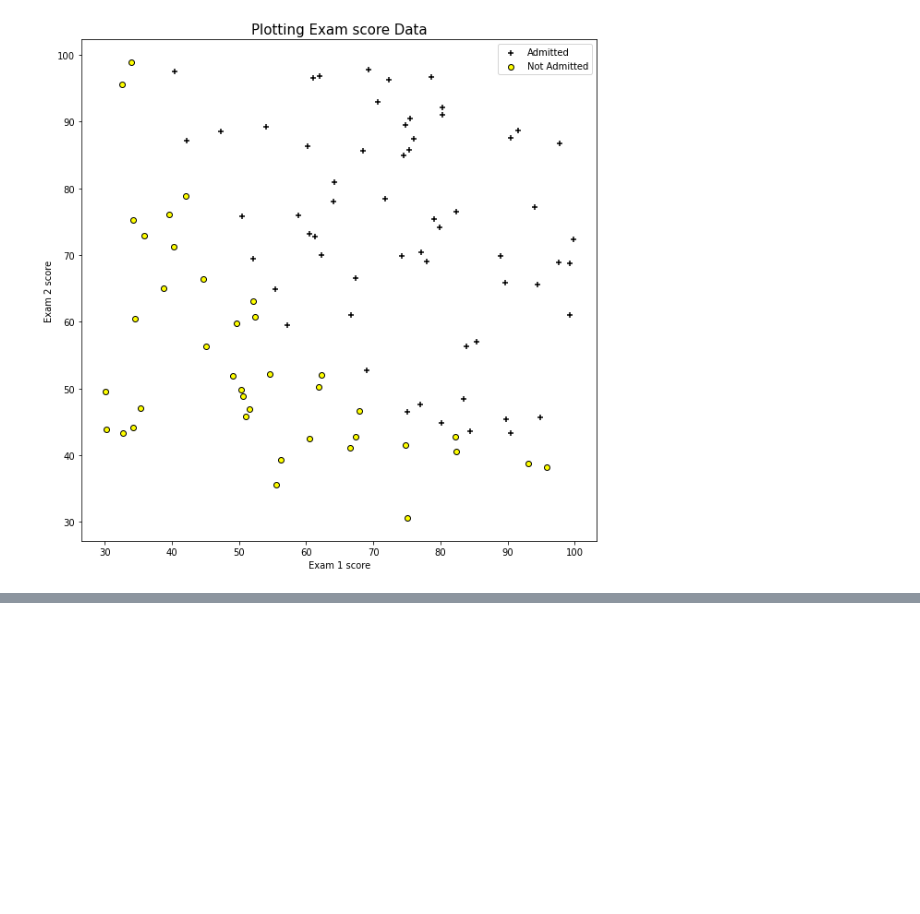
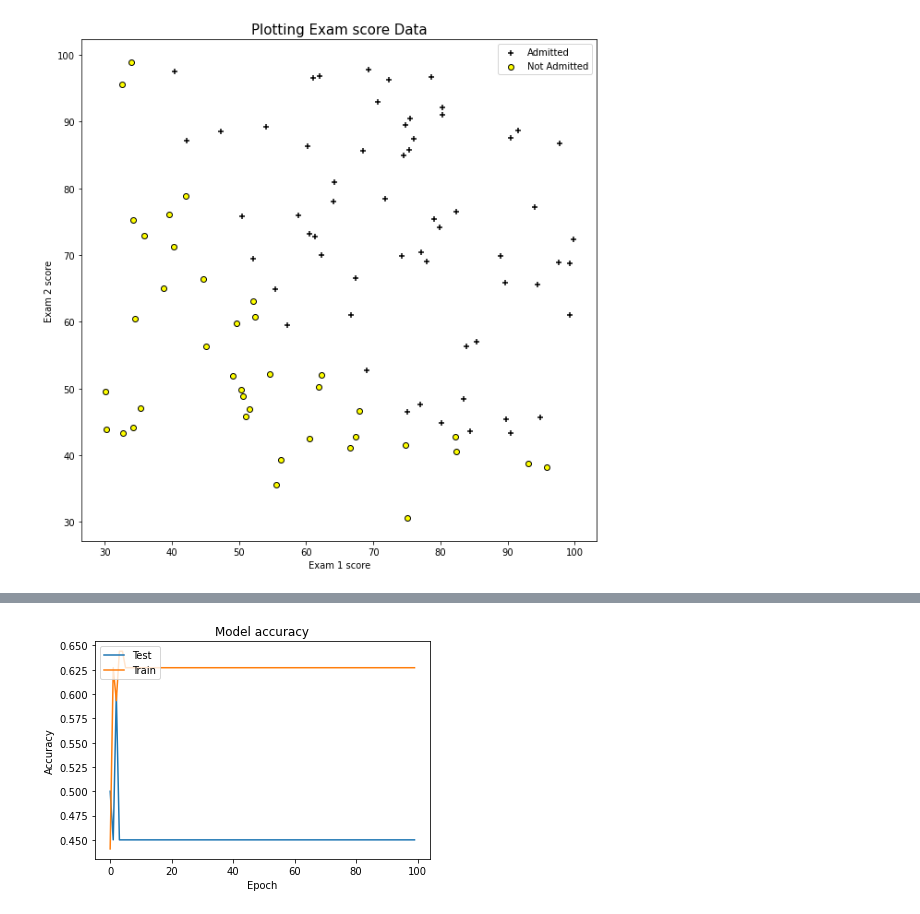
Before and after one commit to jwyeeh-dev/ArtificialControl, a Jupyter notebook: Assignment1/tensorflow_decision_boundary/ex2.ipynb, the cells around one changed output, grey strips where cells are left out. Drawn from its saved outputs; the diff is of its cells as text; code cells hidden in the pictures; blank space fills up the shorter version.

```diff
--- a/Assignment1/tensorflow_decision_boundary/ex2.ipynb
+++ b/Assignment1/tensorflow_decision_boundary/ex2.ipynb
@@ -50,9 +69,16 @@ y_test = tf.keras.utils.to_categorical(y_test, num_classes=2)
+# %%
+trainEx1 = np.array(data1["Exam_Score1"], dtype=float)
+trainEx2 = np.array(data1["Exam_Score2"], dtype=float)
+trainFeatures = np.stack((trainEx1, trainEx2), 1)
+trainLabels = np.array(data1["Labels"], dtype=int)
+# %%
+x_train, x_test, y_train, y_test = train_test_split(trainFeatures, trainLabels, test_size=0.2)
 # %%
 model = tf.keras.Sequential([
-                            tf.keras.layers.Dense(units=48, activation='relu', input_shape=(22,)),
+                            tf.keras.layers.Dense(units=64, activation='relu', input_shape=(2,)),
+                            tf.keras.layers.Dense(units=32, activation='relu'),
                             tf.keras.layers.Dense(units=24, activation='relu'),
-                            tf.keras.layers.Dense(units=12, activation='relu'),
-                            tf.keras.layers.Dense(units=2, activation='sigmoid')
+                            tf.keras.layers.Dense(units=1, activation='sigmoid')
 ])
 model.compile(optimizer=tf.keras.optimizers.Adam(lr=0.07),
             loss='binary_crossentropy', metrics=['accuracy'])
@@ -61,2 +109,2 @@ model.summary()
 # %%
-history = model.fit(x_train, y_train, epochs=25, batch_size=32, validation_split=0.25, callbacks=[tf.keras.callbacks.EarlyStopping(patience=3, monitor='val_loss')])
+history = model.fit(x_train, y_train, epochs=100, batch_size=20, validation_split= 0.25)
@@ -64,0 +143,12 @@ model.evaluate()
+# %%
+
+plt.plot(history.history['val_accuracy'])
+plt.plot(history.history['accuracy'])
+
+plt.title('Model accuracy')
+plt.xlabel('Epoch')
+plt.ylabel('Accuracy')
+plt.legend(['Test', 'Train'], loc='upper left')
+plt.show()
+# %% [output]
+[figure, added]
```
Also changed, not shown: parts of 15 cells of this notebook, 1 other file.
